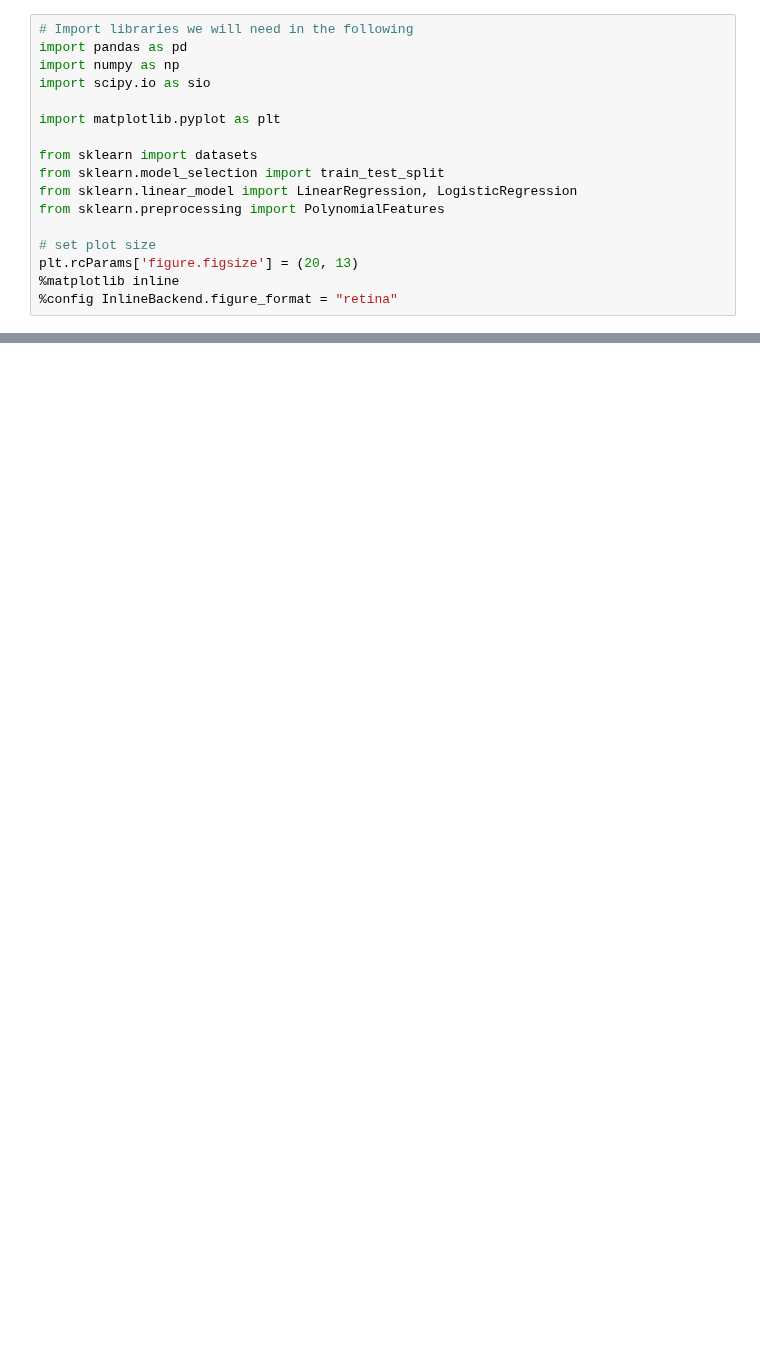
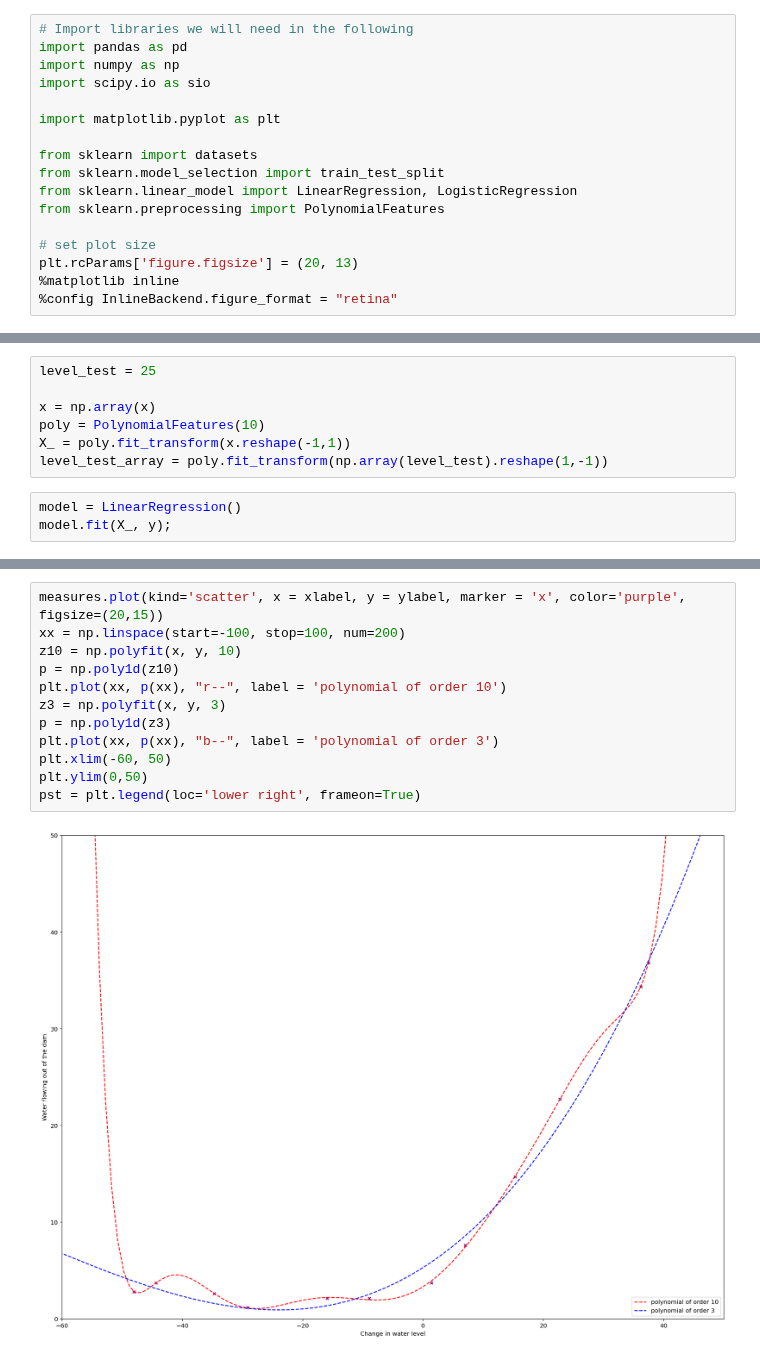
Before and after one commit to oscar-defelice/DSAcademy-lectures, a Jupyter notebook: Lectures_src/04.Regularisation/01.Overfit.ipynb, the cells around one changed output, grey strips where cells are left out. Cells and saved outputs as stored; diff of their text form; blank space fills up the shorter version.

```diff
--- a/Lectures_src/04.Regularisation/01.Overfit.ipynb
+++ b/Lectures_src/04.Regularisation/01.Overfit.ipynb
@@ -50,0 +125,10 @@ plt.rcParams['figure.figsize'] = (20, 13)
+# %%
+level_test = 25
+
+x = np.array(x)
+poly = PolynomialFeatures(10)
+X_ = poly.fit_transform(x.reshape(-1,1))
+level_test_array = poly.fit_transform(np.array(level_test).reshape(1,-1))
+# %%
+model = LinearRegression()
+model.fit(X_, y);
@@ -50,0 +166,14 @@ plt.rcParams['figure.figsize'] = (20, 13)
+# %%
+measures.plot(kind='scatter', x = xlabel, y = ylabel, marker = 'x', color='purple', figsize=(20,15))
+xx = np.linspace(start=-100, stop=100, num=200)
+z10 = np.polyfit(x, y, 10)
+p = np.poly1d(z10)
+plt.plot(xx, p(xx), "r--", label = 'polynomial of order 10')
+z3 = np.polyfit(x, y, 3)
+p = np.poly1d(z3)
+plt.plot(xx, p(xx), "b--", label = 'polynomial of order 3')
+plt.xlim(-60, 50)
+plt.ylim(0,50)
+pst = plt.legend(loc='lower right', frameon=True)
+# %% [output]
+[figure, added]
```
Also changed, not shown: parts of 33 cells of this notebook, 1 other file.
